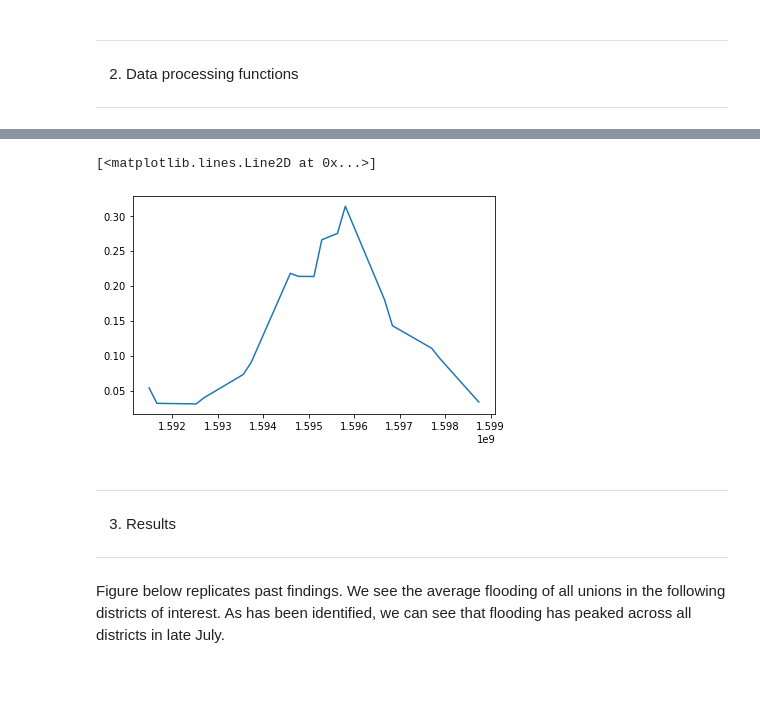
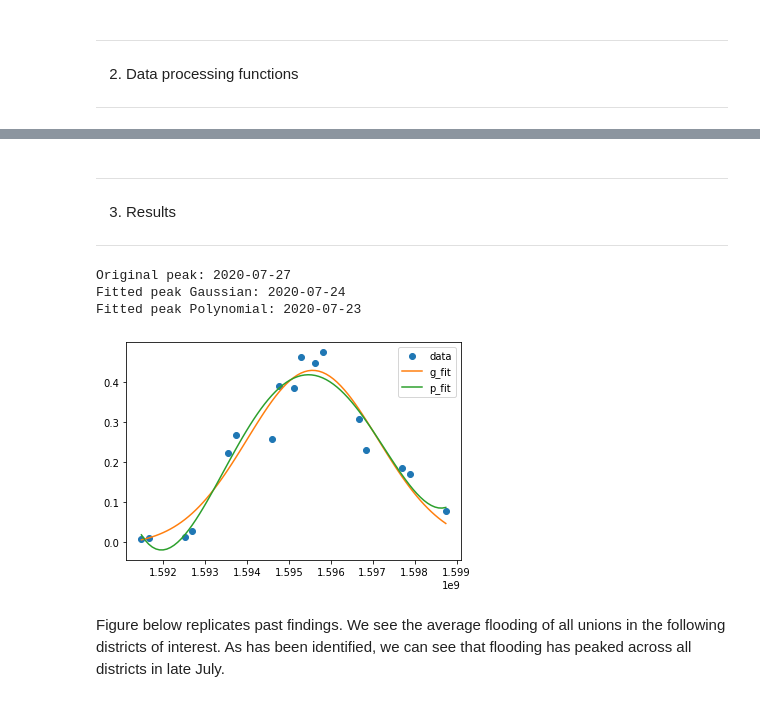
Before and after one commit to OCHA-DAP/pa-bangladesh-aa, a Jupyter notebook: notebooks/20201023_Funcfit.ipynb, the cells around one changed output, grey strips where cells are left out. Drawn from its saved outputs; the diff is of its cells as text; code cells hidden in the pictures.

Commit message:
Add analysis w function fitting

```diff
--- a/notebooks/20201023_Funcfit.ipynb
+++ b/notebooks/20201023_Funcfit.ipynb
@@ -80,3 +74,0 @@ Potentially relevant functions/tutorials:
-# %%
-# Create the time series dataframe
-ts_data = make_ts(merged, 'ADM2_EN')
@@ -86,18 +74,0 @@ ts_data['time_int'] = [time.mktime(time.strptime(date, '%Y-%m-%d')) for date in
-# %%
-# Select an admin area of interest
-unique = ts_data['ADM2_EN'].unique()[1]
-sel = ts_data.loc[ts_data['ADM2_EN'] == unique]
-# %%
-# Still needs work!
-from scipy.interpolate import interp1d
-
-y = sel['flood_fraction']
-x = sel['time_int']
-
-f = interp1d(x, y)
-f2 = interp1d(x, y, kind='cubic')
-
-plt.plot(x, y, 'o', x, f(x), '-', x, f2(x), '--')
-plt.legend(['data', 'linear', 'cubic'], loc='best')
-
-plt.show()
@@ -106,11 +74,0 @@ plt.show()
-# %%
-# Still needs work!
-from scipy.interpolate import CubicSpline
-
-cs = CubicSpline(x,y)
-
-fig, ax = plt.subplots(figsize=(6.5, 4))
-ax.plot(x, cs(x), label="S")
-# %% [output]
-[<matplotlib.lines.Line2D at 0x...>]
-[figure, removed]
@@ -118,6 +128,34 @@ ax.plot(x, cs(x), label="S")
 ---
 3. Results
 ---
+# %%
+# 0. Set the params
+ADM = 'ADM2_EN'
+INDEX = 2
+
+# 1. Get the x and y
+x,y = getXY(ADM, INDEX, merged)[0], getXY(ADM, INDEX, merged)[1]
+
+# 2. Fit function to generate new data at daily intervals
+x_new = np.linspace(x[0], x[-1], 85)
+y_new_g = gaussFit(x_new,x, y)
+y_new_p = polyFit(x_new,x, y, 3)
+
+# 3. Plot the actual and fitted data
+plt.plot(x, y, 'o', label='data')
+plt.plot(x_new, y_new_g, label='g_fit')
+plt.plot(x_new, y_new_p, label='p_fit')
+plt.legend()
+
+# 4. Calculate the peak dates
+print('Original peak: ' + getPeak(x,y))
+print('Fitted peak Gaussian: ' + getPeak(x_new,y_new_g))
+print('Fitted peak Polynomial: ' + getPeak(x_new,y_new_p))
+# %% [output]
+Original peak: 2020-07-27
+Fitted peak Gaussian: 2020-07-24
+Fitted peak Polynomial: 2020-07-23
+[figure, added]
 # %% [markdown]
 Figure below replicates past findings. We see the average flooding of all unions in the following districts of interest. As has been identified, we can see that flooding has peaked across all districts in late July.
 # %%
```
Also changed, not shown: parts of 8 cells of this notebook, 1 other file.
